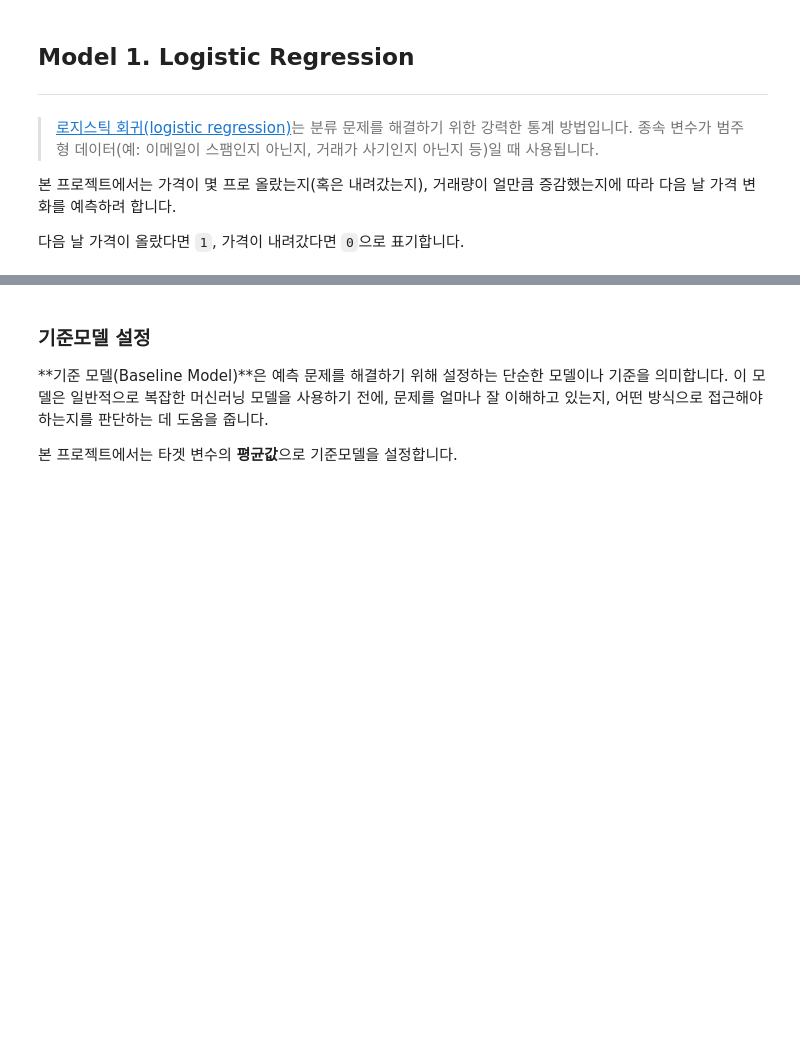
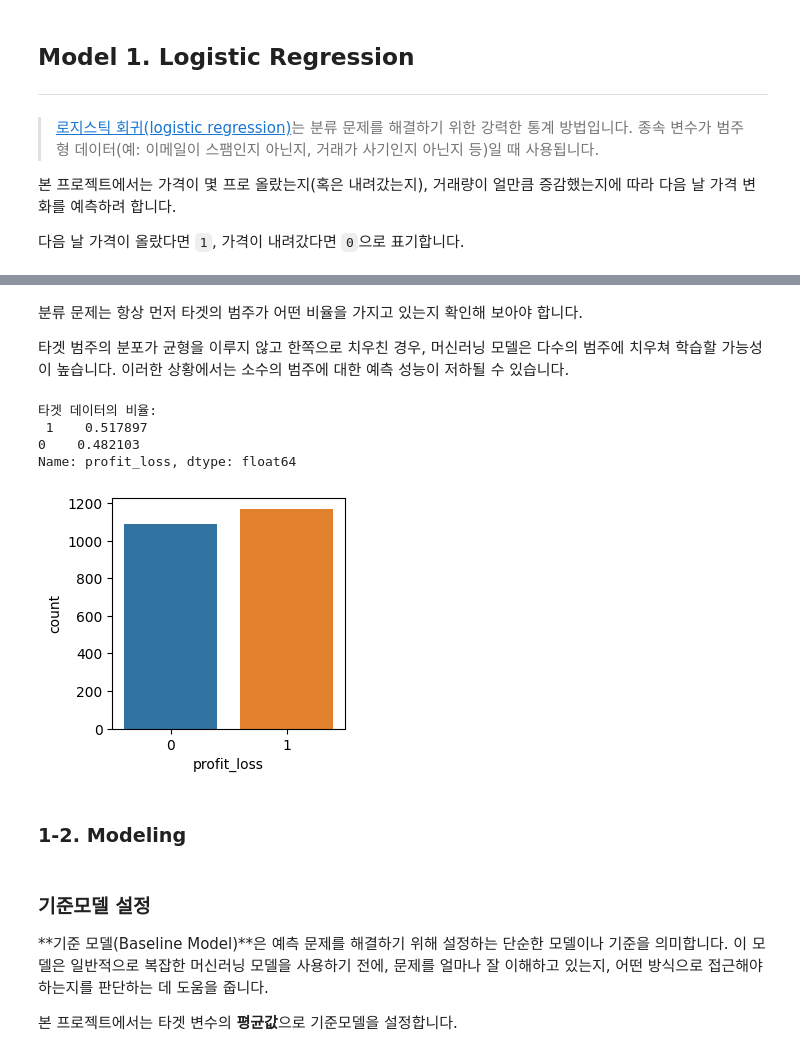
Before and after one commit to lagonee23/price-prediction-models, a Jupyter notebook: bitcoin_price_model.ipynb, the cells around one changed output, grey strips where cells are left out. Drawn from its saved outputs; the diff is of its cells as text; code cells hidden in the pictures; blank space fills up the shorter version.

```diff
--- a/bitcoin_price_model.ipynb
+++ b/bitcoin_price_model.ipynb
@@ -159,0 +84,17 @@ df
+# %%
+import numpy as np
+
+# 원본 복사
+df = df_origin.copy()
+
+df['candle'] = ((df['close'] - df['open']) / df['open'] * 100).round(2)  # 가격 변화율 열 추가
+df['volume_change_rate'] = (df['volume'].pct_change() * 100).round(2)  # 거래량 변화율 열 추가
+df['profit_loss'] = np.where(df['close'].shift(-1) > df['open'].shift(-1), 1, 0)  # profit_loss 열 추가
+
+# 첫 행과 마지막 행 삭제
+df.drop([df.index[0], df.index[-1]], inplace=True)
+# 불필요한 컬럼 삭제
+df.drop(["open", "high", "low", "close", "volume", "value"], axis=1, inplace=True)
+
+print(df.shape)
+df.head()
@@ -159,0 +109,19 @@ df
+# %% [markdown]
+분류 문제는 항상 먼저 타겟의 범주가 어떤 비율을 가지고 있는지 확인해 보아야 합니다.
+
+타겟 범주의 분포가 균형을 이루지 않고 한쪽으로 치우친 경우, 머신러닝 모델은 다수의 범주에 치우쳐 학습할 가능성이 높습니다. 이러한 상황에서는 소수의 범주에 대한 예측 성능이 저하될 수 있습니다.
+# %%
+# 타겟 데이터 범주의 비율을 확인합니다.
+y =  df['profit_loss']
+print("타겟 데이터의 비율:\n", y.value_counts(normalize=True))
+
+plt.figure(figsize=(3, 3))
+sns.countplot(x=y);
+# %% [output]
+타겟 데이터의 비율:
+ 1    0.517897
+0    0.482103
+Name: profit_loss, dtype: float64
+[figure, added]
+# %% [markdown]
+### 1-2. Modeling
```
Also changed, not shown: parts of 11 cells of this notebook.
